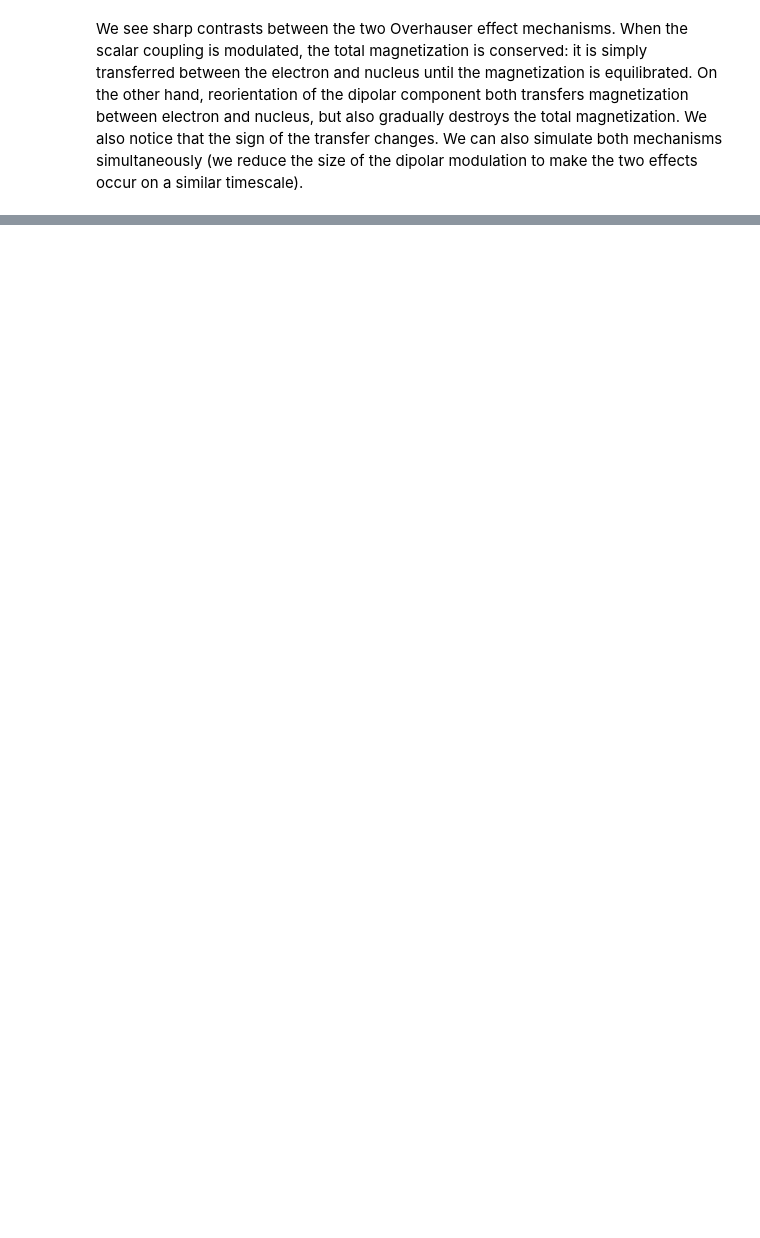
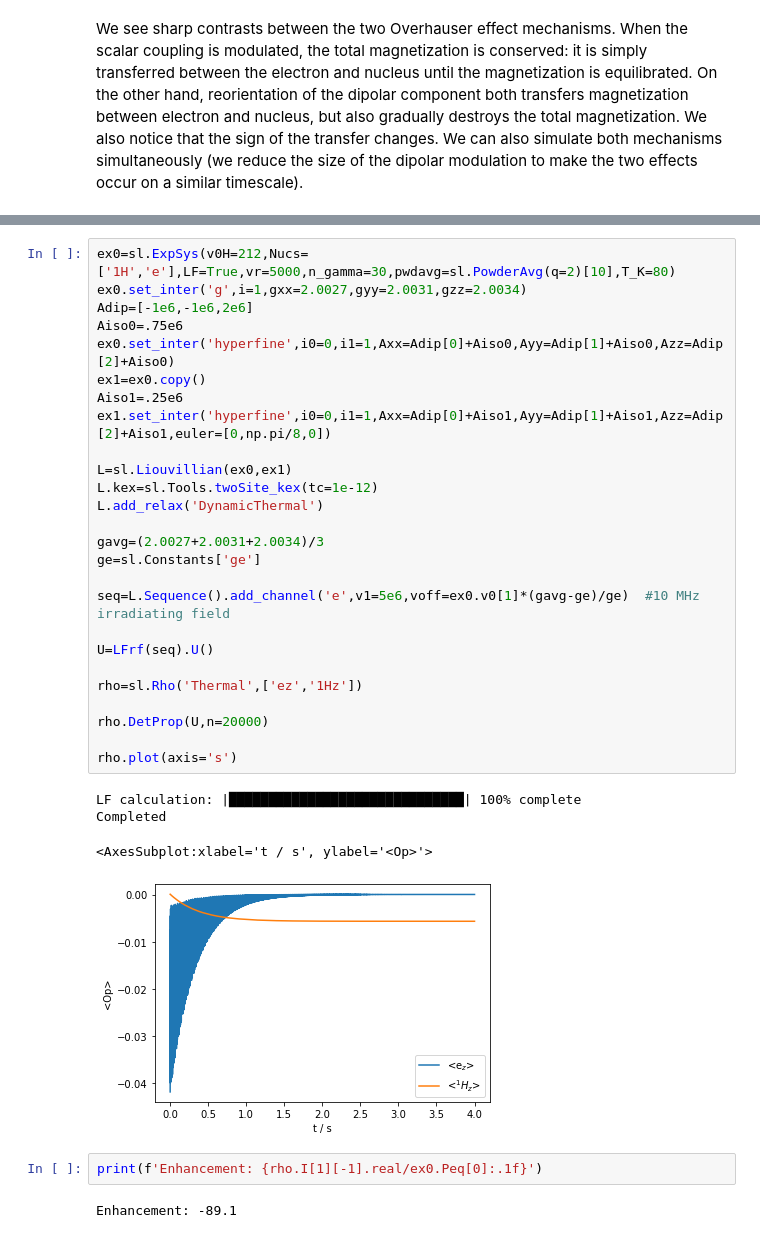
Before and after one commit to alsinmr/SLEEPY_tutorial, a Jupyter notebook: DNP/OverHauserEffect.ipynb, the cells around one changed output, grey strips where cells are left out. Cells and saved outputs as stored; diff of their text form; blank space fills up the shorter version.

```diff
--- a/DNP/OverHauserEffect.ipynb
+++ b/DNP/OverHauserEffect.ipynb
@@ -134,0 +105,35 @@ U._eig[0]
+# %%
+ex0=sl.ExpSys(v0H=212,Nucs=['1H','e'],LF=True,vr=5000,n_gamma=30,pwdavg=sl.PowderAvg(q=2)[10],T_K=80)
+ex0.set_inter('g',i=1,gxx=2.0027,gyy=2.0031,gzz=2.0034)
+Adip=[-1e6,-1e6,2e6]
+Aiso0=.75e6
+ex0.set_inter('hyperfine',i0=0,i1=1,Axx=Adip[0]+Aiso0,Ayy=Adip[1]+Aiso0,Azz=Adip[2]+Aiso0)
+ex1=ex0.copy()
+Aiso1=.25e6
+ex1.set_inter('hyperfine',i0=0,i1=1,Axx=Adip[0]+Aiso1,Ayy=Adip[1]+Aiso1,Azz=Adip[2]+Aiso1,euler=[0,np.pi/8,0])
+
+L=sl.Liouvillian(ex0,ex1)
+L.kex=sl.Tools.twoSite_kex(tc=1e-12)
+L.add_relax('DynamicThermal')
+
+gavg=(2.0027+2.0031+2.0034)/3
+ge=sl.Constants['ge']
+
+seq=L.Sequence().add_channel('e',v1=5e6,voff=ex0.v0[1]*(gavg-ge)/ge)  #10 MHz irradiating field
+
+U=LFrf(seq).U()
+
+rho=sl.Rho('Thermal',['ez','1Hz'])
+
+rho.DetProp(U,n=20000)
+
+rho.plot(axis='s')
+# %% [output]
+LF calculation: |██████████████████████████████| 100% complete
+Completed
+<AxesSubplot:xlabel='t / s', ylabel='<Op>'>
+[figure, added]
+# %%
+print(f'Enhancement: {rho.I[1][-1].real/ex0.Peq[0]:.1f}')
+# %% [output]
+Enhancement: -89.1
```
Also changed, not shown: parts of 18 cells of this notebook.
